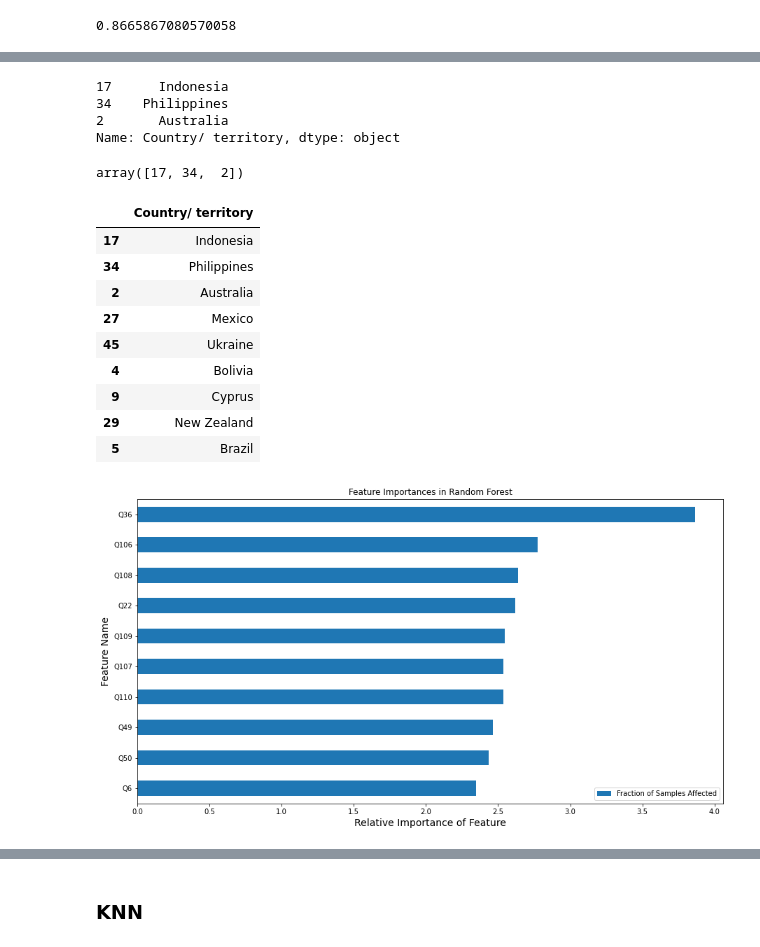
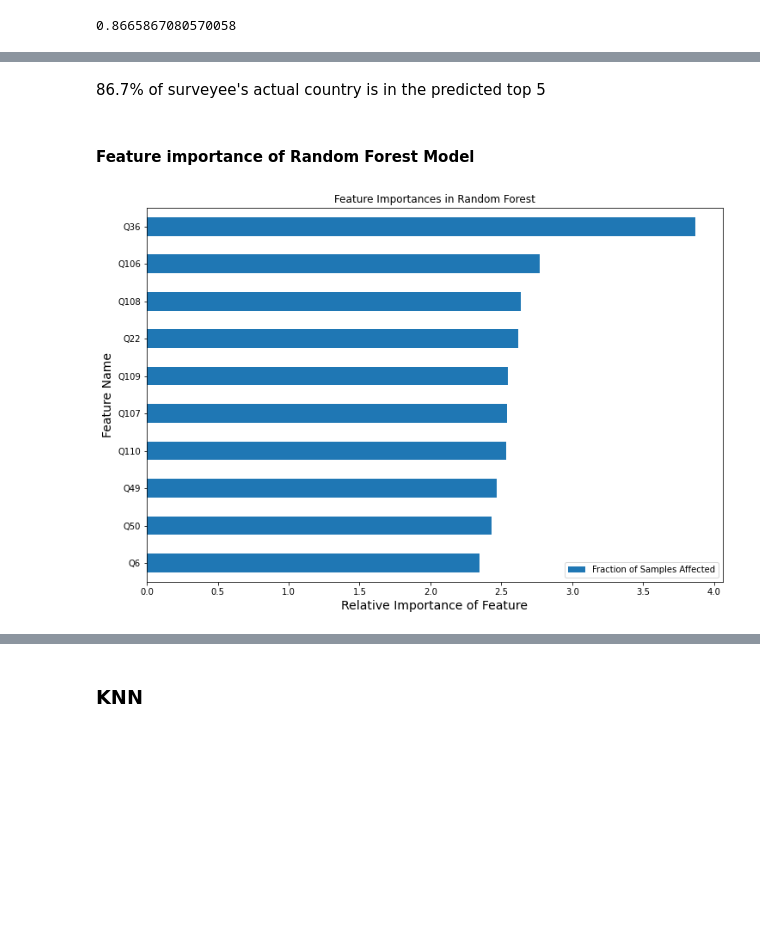
Before and after one commit to vmccready/world-values-analysis, a Jupyter notebook: exploration.ipynb, the cells around one changed output, grey strips where cells are left out. Saved outputs shown, nothing was run; the diff lists cells and outputs as text; code cells hidden in the pictures; blank space fills up the shorter version.

```diff
--- a/exploration.ipynb
+++ b/exploration.ipynb
@@ -37,10 +34,2 @@ from src.helper import *
 # %%
 X, y = create_Xy(data)
-# %%
-qs = ['Q' + str(i) for i in range(1,51)]
-qs += ['Q' + str(i) for i in range(56,63)]
-qs += ['Q' + str(i) for i in range(106,112)]
-# qs += ['Q' + str(i) for i in range(152,199)]
-X = data.loc[:,qs].copy()
-questions = ['Q' + str(i) for i in range(7,18)]
-X[questions] = X[questions].applymap(lambda x: 1 if x==1 else 0)
@@ -182,39 +116,19 @@ Index(['Country/ territory', 'ISO 3166-1 numeric code',
-# %%
-variables['Country/ territory'][probs.argsort()[0, -1:-4:-1]]
-# %% [output]
-17      Indonesia
-34    Philippines
-2       Australia
-Name: Country/ territory, dtype: object
-# %%
-probs.argsort()[0, -1:-4:-1]
-# %% [output]
-array([17, 34,  2])
-# %%
-country.iloc[probs[0].argsort()[-1:-10:-1]]
-# %% [output]
-|  | Country/ territory |
-| 17 | Indonesia |
-| 34 | Philippines |
-| 2 | Australia |
-| 27 | Mexico |
-| 45 | Ukraine |
-| 4 | Bolivia |
-| 9 | Cyprus |
-| 29 | New Zealand |
-| 5 | Brazil |
+# %% [markdown]
+86.7% of surveyee's actual country is in the predicted top 5
+# %% [markdown]
+#### Feature importance of Random Forest Model
 # %%
 # Plot the feature importance
 fig, ax = plt.subplots(figsize=(12,8))
 
 feat_scores = pd.DataFrame({'Fraction of Samples Affected' : rf.feature_importances_},
                            index=X.columns)
 feat_scores = feat_scores.sort_values(by='Fraction of Samples Affected')
 feat_scores = feat_scores*100/np.sum(feat_scores)
-feat_scores[-10:].plot(kind='barh', figsize=(15,8), ax=ax);
+feat_scores[-10:].plot(kind='barh', ax=ax);
 ax.set_title("Feature Importances in Random Forest")
 ax.set_xlabel('Relative Importance of Feature', fontsize=14)
 ax.set_ylabel('Feature Name', fontsize=14)
 plt.savefig('img/rf-feature-importances.png')
 # %% [output]
-[figure, old version]
+[figure, new version]
```
Also changed, not shown: parts of 45 cells of this notebook, 2 other files.
